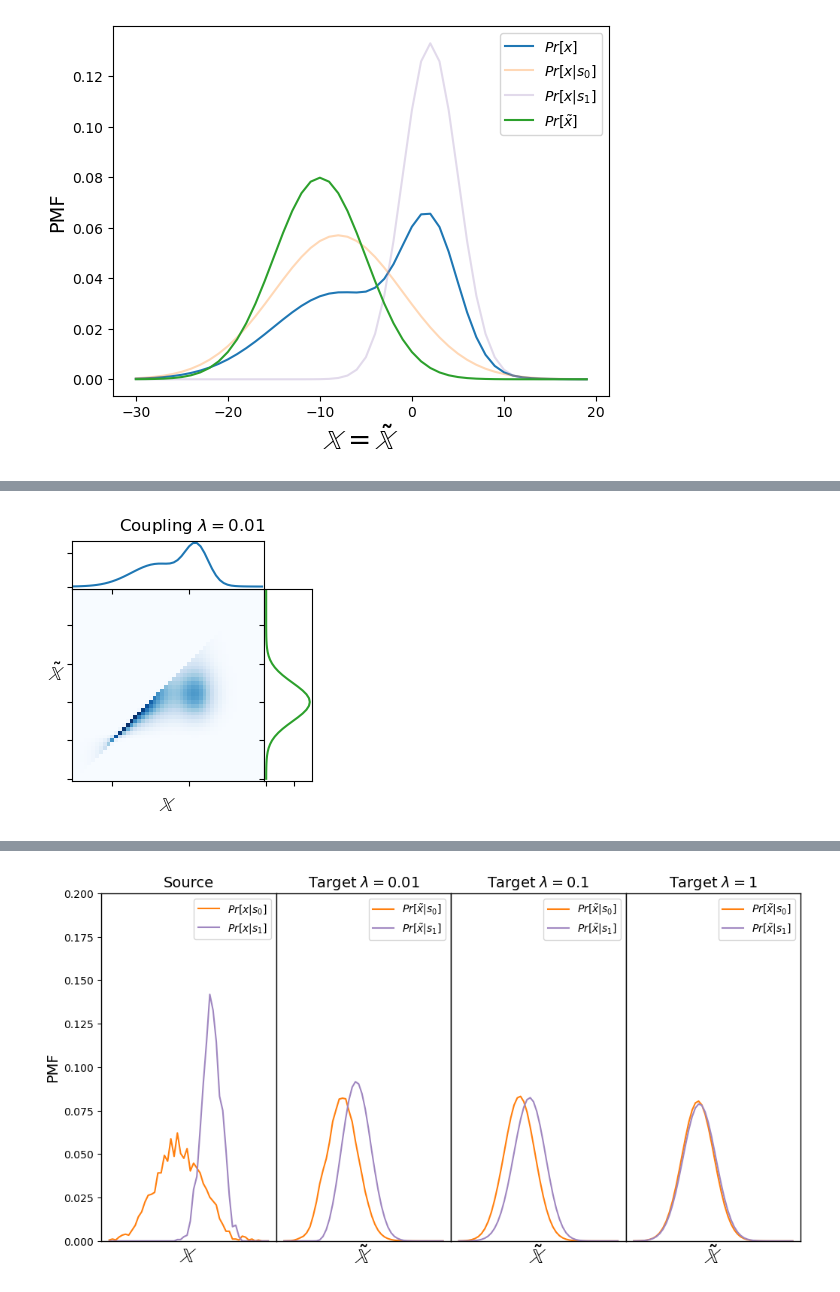
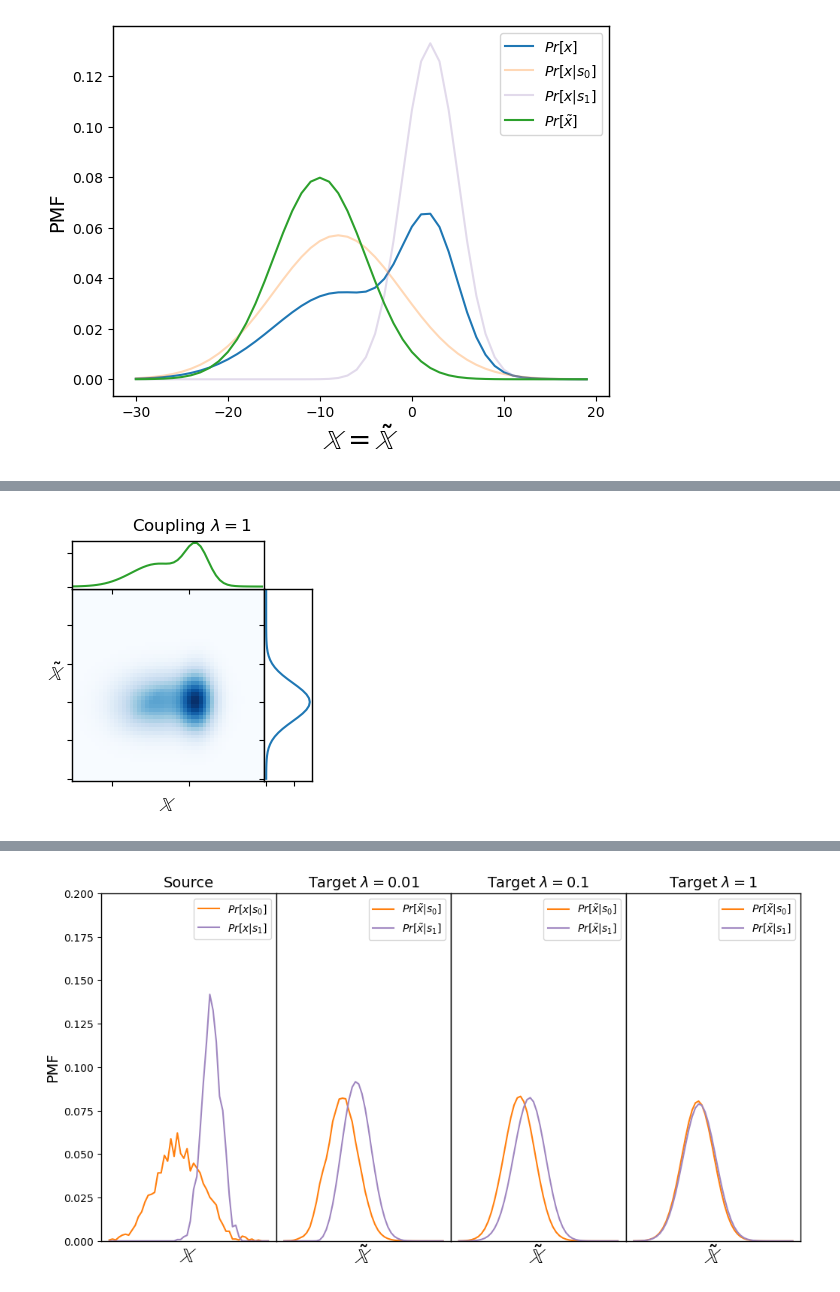
Before and after one commit to Quan-Zhou/OT_Debiasing, a Jupyter notebook: two_Gaussian_example.ipynb, the cells around one changed output, grey strips where cells are left out. Saved outputs shown, nothing was run; the diff lists cells and outputs as text; code cells hidden in the pictures.

```diff
--- a/two_Gaussian_example.ipynb
+++ b/two_Gaussian_example.ipynb
@@ -231,11 +244,11 @@ entropy: 5.819395356636711
 # %%
 mu=np.array(dist['x'])
 mu_t=np.array(dist['t_x'])
-fig=plots(x_range,mu,mu_t,output_1)
-fig.suptitle('Coupling '+r'$\lambda=0.01$')
-plt.savefig('C:/Users/zhouq/Downloads/coupling1_example.pdf',bbox_inches = 'tight')
+fig=plots(x_range,mu,mu_t,output_3)
+fig.suptitle('Coupling '+r'$\lambda=1$')
+plt.savefig('C:/Users/zhouq/Downloads/coupling3_example.pdf',bbox_inches = 'tight')
 # %% [output]
-[figure, old version]
+[figure, new version]
 # %%
 num=3000
 data=samples_groupby(data_generation(num,para))
```
Also changed, not shown: parts of 7 cells of this notebook.
